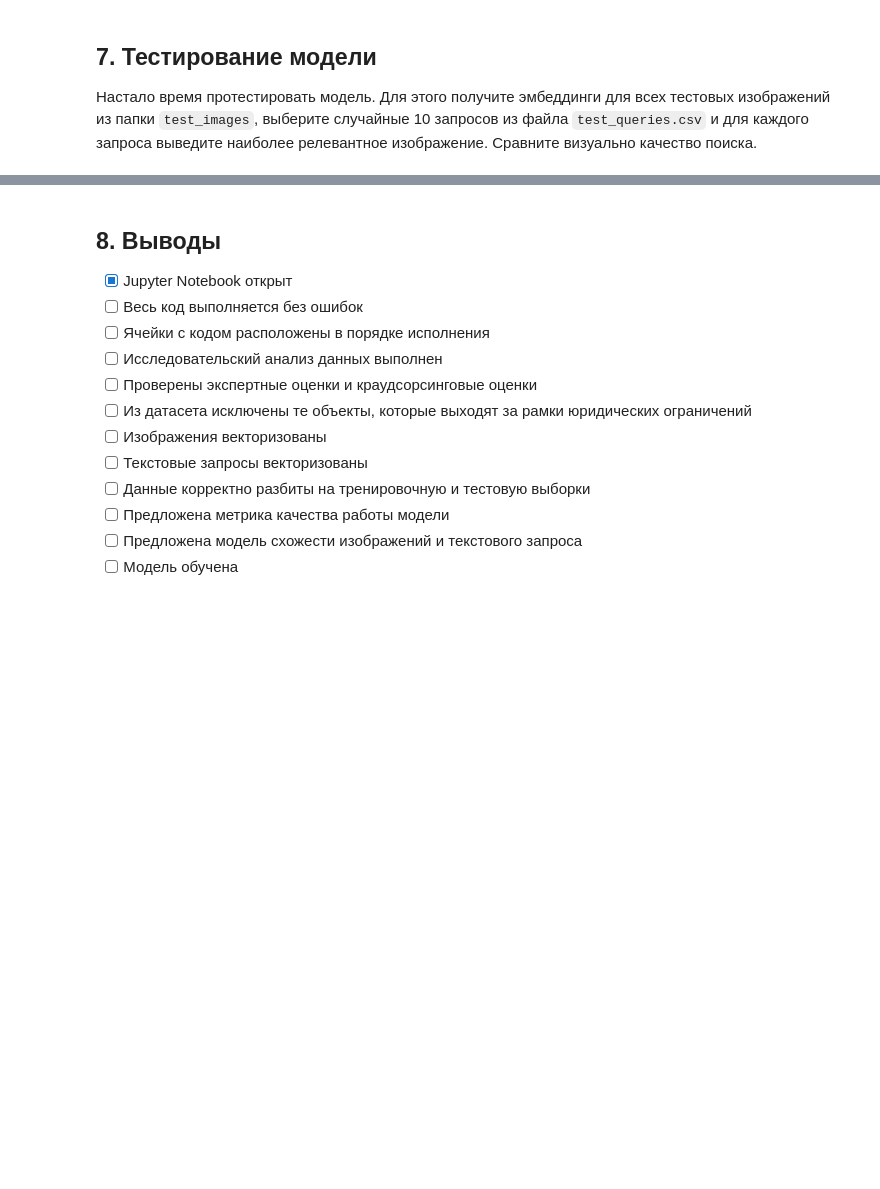
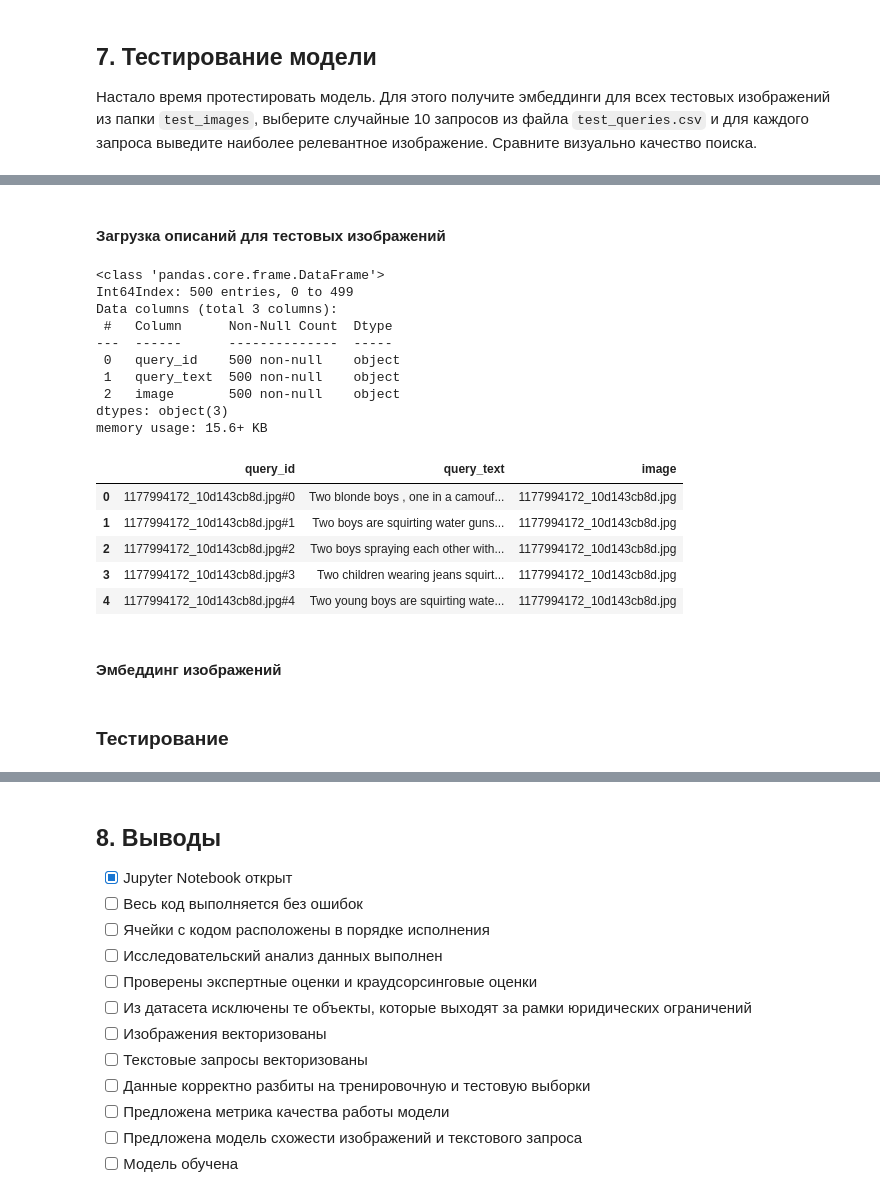
Before and after one commit to akrasnov87/project4, a Jupyter notebook: 7d06bc6b-1477-4e0b-b653-e8eb505aa175.ipynb, the cells around one changed output, grey strips where cells are left out. Cells and saved outputs as stored; diff of their text form; code cells hidden in the pictures; blank space fills up the shorter version.

```diff
--- a/7d06bc6b-1477-4e0b-b653-e8eb505aa175.ipynb
+++ b/7d06bc6b-1477-4e0b-b653-e8eb505aa175.ipynb
@@ -779,0 +842,25 @@ Epoch 10                 Training Loss: 0.32265492996942763              Validat
+# %% [markdown]
+#### Загрузка описаний для тестовых изображений
+# %%
+test_queries_csv = pd.read_csv(ROOT_FOLDER + '/to_upload/test_queries.csv', sep='|', index_col=0)
+test_queries_csv.info()
+test_queries_csv.head()
+# %% [output]
+<class 'pandas.core.frame.DataFrame'>
+Int64Index: 500 entries, 0 to 499
+Data columns (total 3 columns):
+ #   Column      Non-Null Count  Dtype
+---  ------      --------------  -----
+ 0   query_id    500 non-null    object
+ 1   query_text  500 non-null    object
+ 2   image       500 non-null    object
+dtypes: object(3)
+memory usage: 15.6+ KB
+|  | query_id | query_text | image |
+| 0 | 1177994172_10d143cb8d.jpg#0 | Two blonde boys , one in a camouf... | 1177994172_10d143cb8d.jpg |
+| 1 | 1177994172_10d143cb8d.jpg#1 | Two boys are squirting water guns... | 1177994172_10d143cb8d.jpg |
+| 2 | 1177994172_10d143cb8d.jpg#2 | Two boys spraying each other with... | 1177994172_10d143cb8d.jpg |
+| 3 | 1177994172_10d143cb8d.jpg#3 | Two children wearing jeans squirt... | 1177994172_10d143cb8d.jpg |
+| 4 | 1177994172_10d143cb8d.jpg#4 | Two young boys are squirting wate... | 1177994172_10d143cb8d.jpg |
+# %% [markdown]
+#### Эмбеддинг изображений
@@ -779,0 +872,2 @@ Epoch 10                 Training Loss: 0.32265492996942763              Validat
+# %% [markdown]
+### Тестирование
```
Also changed, not shown: parts of 24 cells of this notebook.
